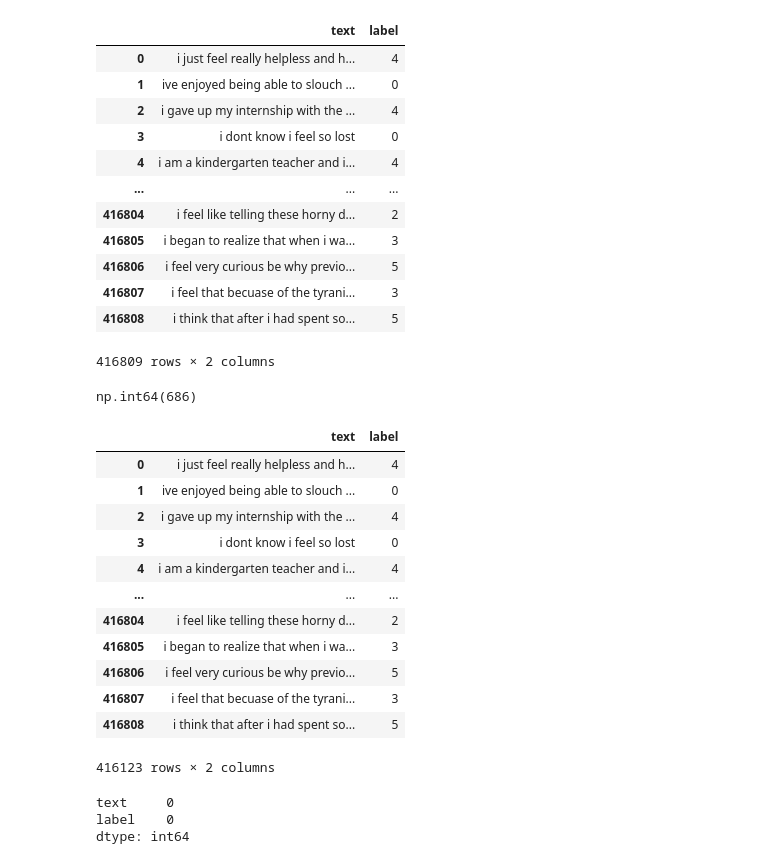
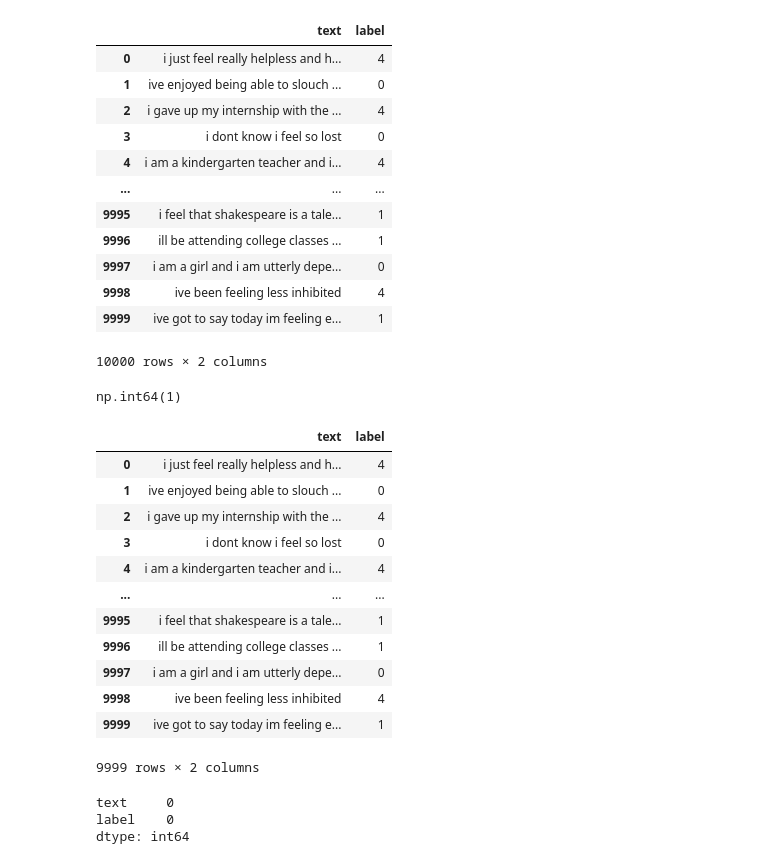
Before and after one commit to Youssef3082004/Tawasul, a Jupyter notebook: BigModel/model.ipynb, the cells around one changed output. Cells and saved outputs as stored; diff of their text form; code cells hidden in the pictures.

```diff
--- a/BigModel/model.ipynb
+++ b/BigModel/model.ipynb
@@ -8,26 +8,26 @@ import re
 # %%
 # sadness (0), joy (1), love (2), anger (3), fear (4), and surprise (5).
 # %%
-df = pd.read_csv("emotions.csv")
+df = pd.read_csv("emotions.csv").iloc[:10000,:]
 df
 # %% [output]
 |  | text | label |
 | 0 | i just feel really helpless and h... | 4 |
 | 1 | ive enjoyed being able to slouch ... | 0 |
 | 2 | i gave up my internship with the ... | 4 |
 | 3 | i dont know i feel so lost | 0 |
 | 4 | i am a kindergarten teacher and i... | 4 |
 | ... | ... | ... |
-| 416804 | i feel like telling these horny d... | 2 |
-| 416805 | i began to realize that when i wa... | 3 |
-| 416806 | i feel very curious be why previo... | 5 |
-| 416807 | i feel that becuase of the tyrani... | 3 |
-| 416808 | i think that after i had spent so... | 5 |
+| 9995 | i feel that shakespeare is a tale... | 1 |
+| 9996 | ill be attending college classes ... | 1 |
+| 9997 | i am a girl and i am utterly depe... | 0 |
+| 9998 | ive been feeling less inhibited | 4 |
+| 9999 | ive got to say today im feeling e... | 1 |
-416809 rows × 2 columns
+10000 rows × 2 columns
 # %%
 df.duplicated().sum()
 # %% [output]
-np.int64(686)
+np.int64(1)
 # %%
 df[df.duplicated()]
 df.drop_duplicates()
@@ -39,12 +39,12 @@ df.drop_duplicates()
 | 3 | i dont know i feel so lost | 0 |
 | 4 | i am a kindergarten teacher and i... | 4 |
 | ... | ... | ... |
-| 416804 | i feel like telling these horny d... | 2 |
-| 416805 | i began to realize that when i wa... | 3 |
-| 416806 | i feel very curious be why previo... | 5 |
-| 416807 | i feel that becuase of the tyrani... | 3 |
-| 416808 | i think that after i had spent so... | 5 |
+| 9995 | i feel that shakespeare is a tale... | 1 |
+| 9996 | ill be attending college classes ... | 1 |
+| 9997 | i am a girl and i am utterly depe... | 0 |
+| 9998 | ive been feeling less inhibited | 4 |
+| 9999 | ive got to say today im feeling e... | 1 |
-416123 rows × 2 columns
+9999 rows × 2 columns
 # %%
 df.isna().sum()
 # %% [output]
```
Also changed, not shown: parts of 17 cells of this notebook, 3 other files.
